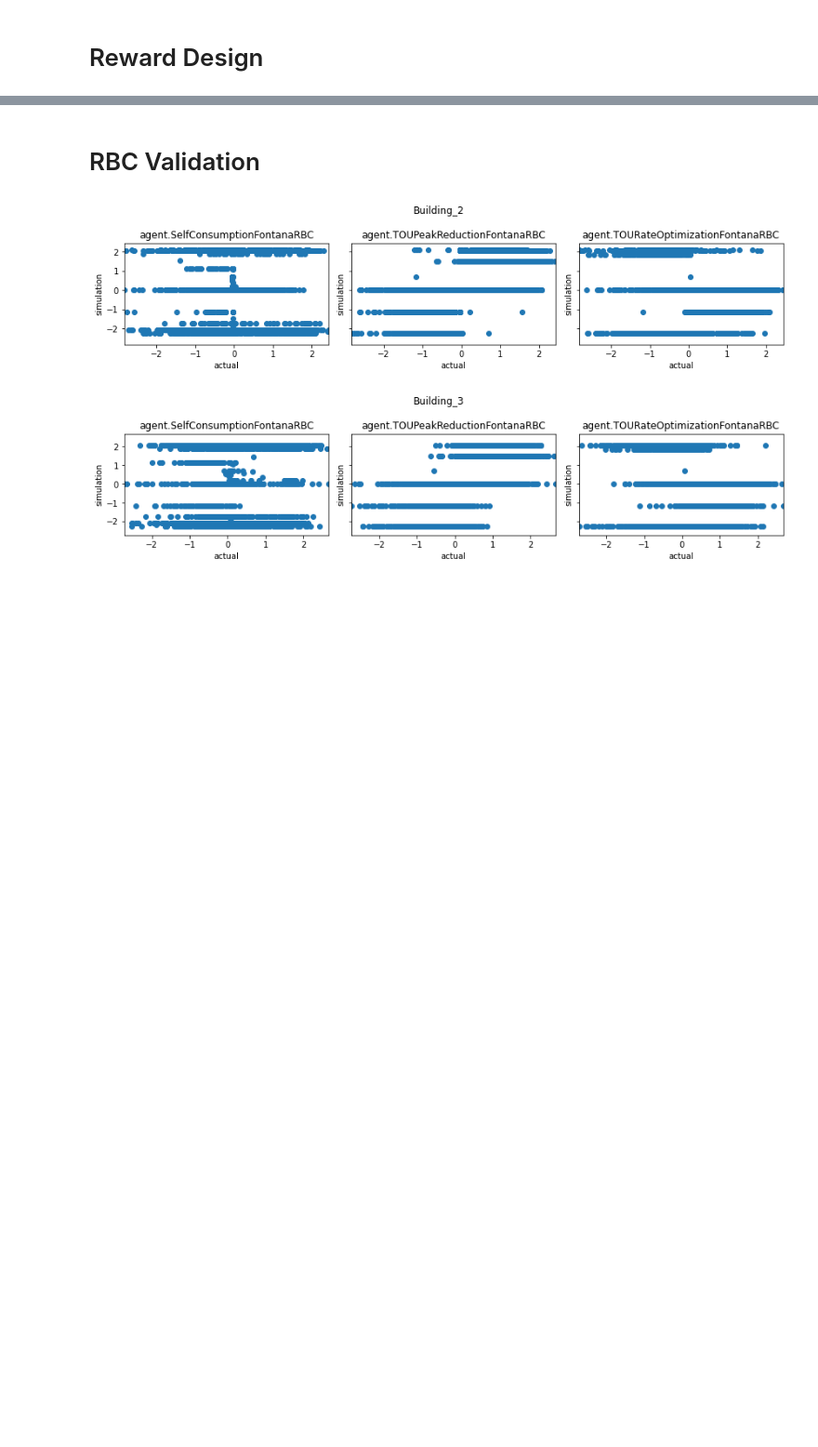
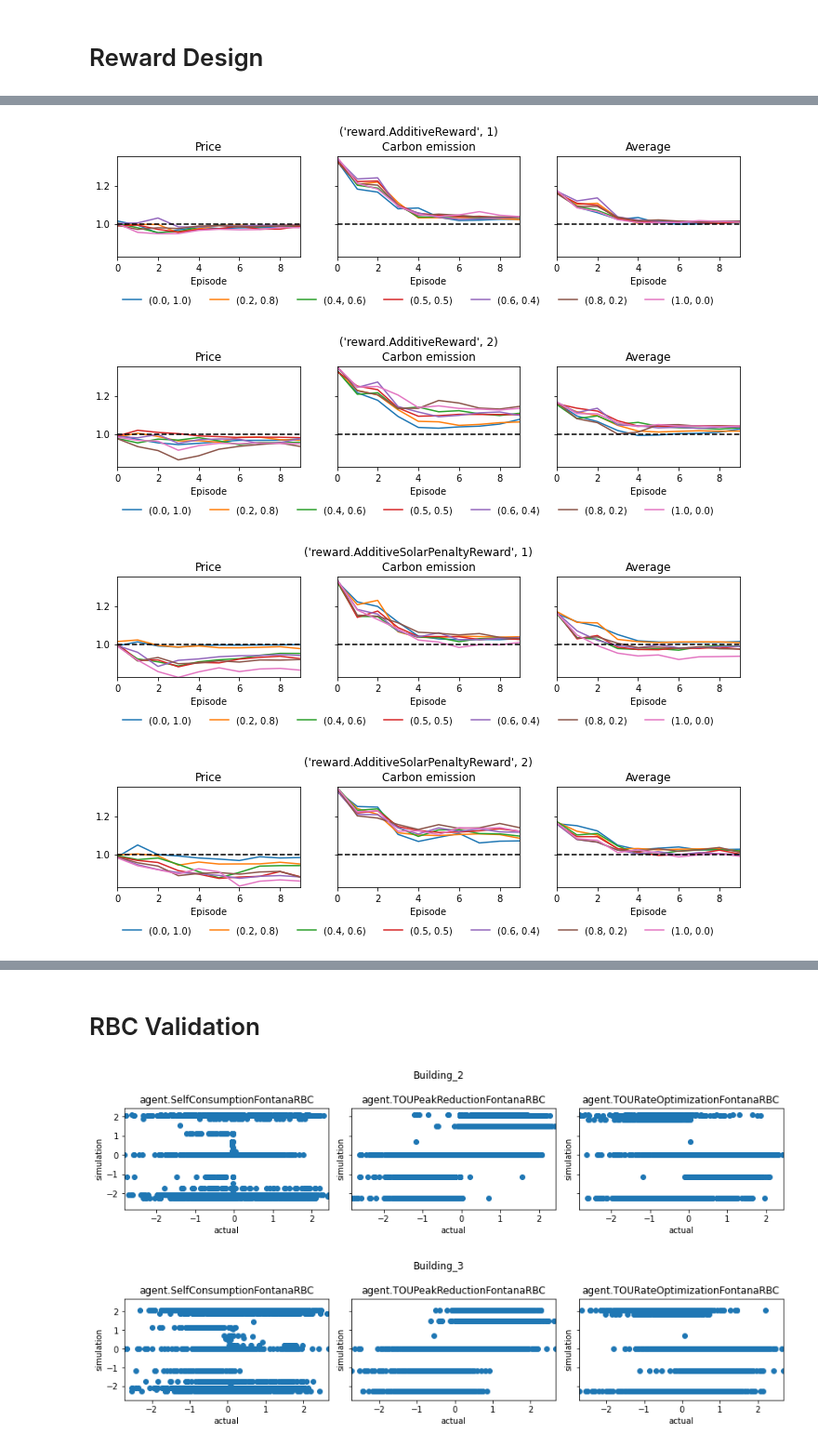
Before and after one commit to intelligent-environments-lab/merlin-apen-2023, a Jupyter notebook: src/experiment_result.ipynb, the cells around one changed output, grey strips where cells are left out. Shown at 93% size. Cells and saved outputs as stored; diff of their text form; code cells hidden in the pictures; blank space fills up the shorter version.

```diff
--- a/src/experiment_result.ipynb
+++ b/src/experiment_result.ipynb
@@ -9,6 +10,4 @@ import seaborn as sns
 # %%
-root_directory = Path('..')
-result_directory = os.path.join(root_directory,'data','result')
-misc_directory = os.path.join(root_directory,'data','misc')
+KWARGS = preliminary_setup()
 plt.rcParams['axes.xmargin'] = 0
 plt.rcParams['axes.ymargin'] = 0
@@ -176,0 +98,14 @@ for reward_type, type_group in plot_data.groupby('type'):
+# %%
+reward_design_grid, reward_design_summary, reward_design_score_summary = get_summary('reward_design')
+reward_design_grid['e'] = reward_design_grid['exponent']
+reward_design_grid['w_1'] = reward_design_grid['weight']
+reward_design_grid['w_2'] = 1.0 - reward_design_grid['weight']
+metadata = reward_design_grid[['group','type','e','w_1','w_2']].drop_duplicates()
+reward_design_score_summary = metadata.merge(reward_design_score_summary,on='group',how='left')
+
+# ordered average score by last episode
+display(reward_design_score_summary[reward_design_score_summary['episode']==9][[
+    'group','type','e','w_1','w_2','episode',
+    'average_score','average_price_and_emission_score',
+    'price_score','emission_score','consumption_score',
+]].sort_values('average_price_and_emission_score'))
@@ -176,0 +130,11 @@ for reward_type, type_group in plot_data.groupby('type'):
+# %%
+# score trajectory
+plot_data = reward_design_score_summary.copy()
+fig_groupby_columns = ['type','e']
+ax_groupby_columns = ['w_1','w_2']
+plot_score_trajectory(plot_data,fig_groupby_columns,ax_groupby_columns,round_number=1)
+# %% [output]
+[figure, added]
+[figure, added]
+[figure, added]
+[figure, added]
```
Also changed, not shown: parts of 10 cells of this notebook, 2 other files.
